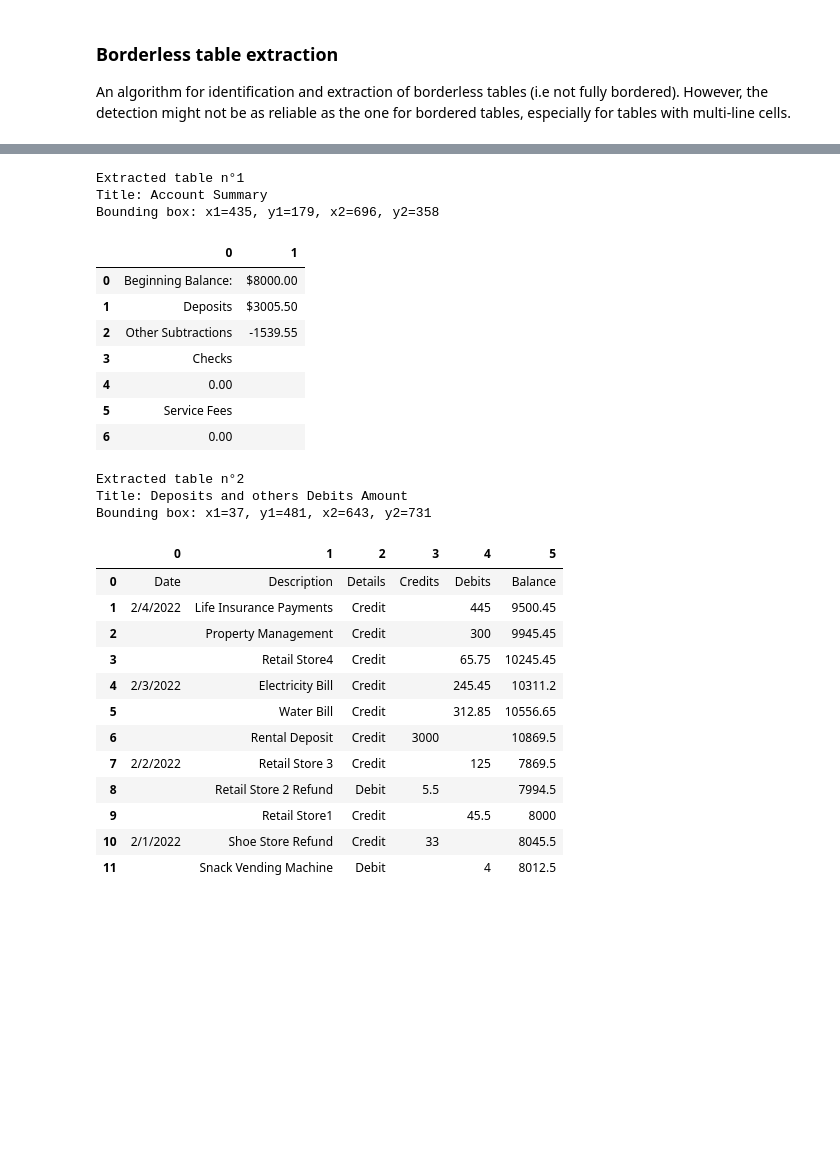
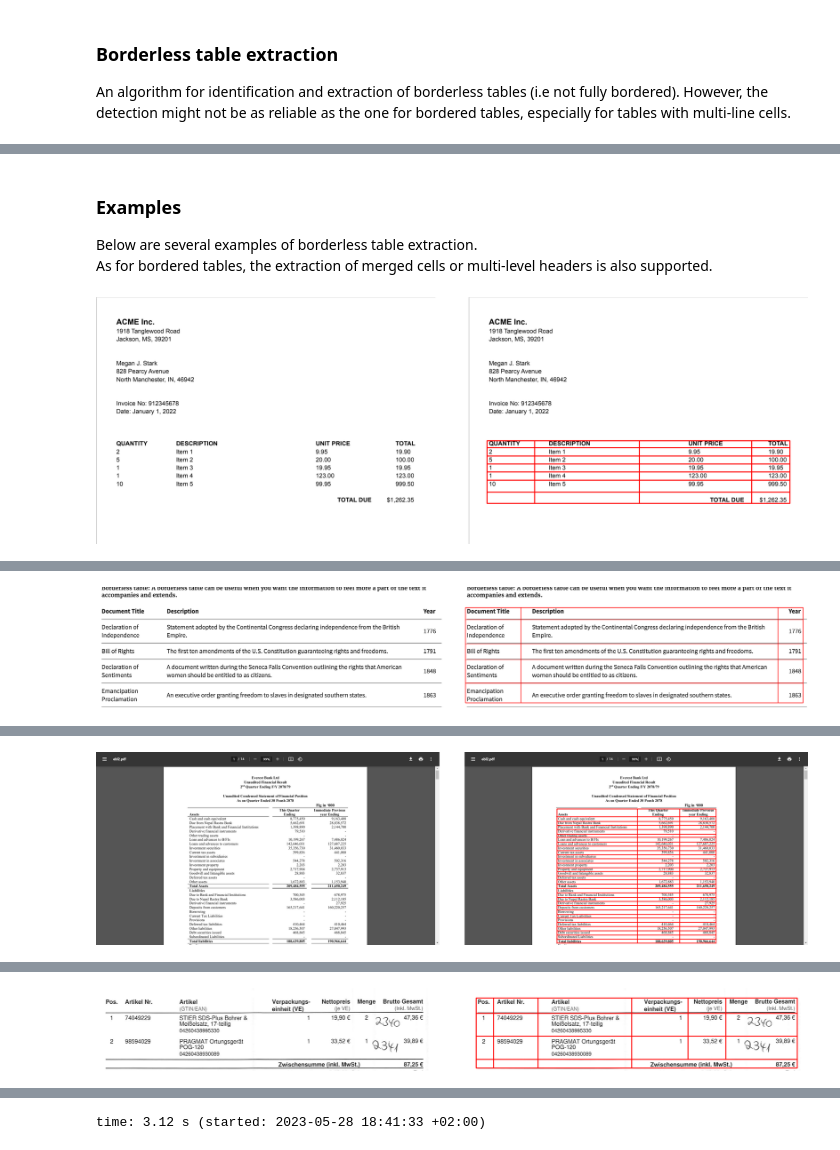
Before and after one commit to xavctn/img2table, a Jupyter notebook: examples/borderless.ipynb, the cells around one changed output, grey strips where cells are left out. Saved outputs shown, nothing was run; the diff lists cells and outputs as text; code cells hidden in the pictures; blank space fills up the shorter version.

Commit message:
Update examples

```diff
--- a/examples/borderless.ipynb
+++ b/examples/borderless.ipynb
@@ -55,10 +50,14 @@ Using an example of a document provided in an <a href="https://aws.amazon.com/fr
+# %% [markdown]
+### Examples
+
+Below are several examples of borderless table extraction.<br>
+As for bordered tables, the extraction of merged cells or multi-level headers is also supported.
 # %%
-img = Image("data/borderless_aws.jpg")
-ocr = PaddleOCR()
+for img_path in os.listdir("data/borderless"):
+    img = Image(f"data/borderless/{img_path}")
+    display_img = display_borderless_tables(img=img, ocr=tesseract)
 
-extracted_tables = img.extract_tables(ocr=ocr,
-                                      borderless_tables=True)
-
-for idx, table in enumerate(extracted_tables):
-    display_html(table.html_repr(title=f"Extracted table n°{idx + 1}"), raw=True)
+    display(PILImage.fromarray(display_img))
+    display_html("<hr>", raw=True)
 # %% [output]
+[figure, added]
@@ -64,0 +65 @@ for idx, table in enumerate(extracted_tables):
+[figure, added]
@@ -64,0 +67 @@ for idx, table in enumerate(extracted_tables):
+[figure, added]
@@ -64,0 +69 @@ for idx, table in enumerate(extracted_tables):
+[figure, added]
@@ -65,27 +71 @@ for idx, table in enumerate(extracted_tables):
-Extracted table n°1
-Title: Account Summary
-Bounding box: x1=435, y1=179, x2=696, y2=358
+time: 3.12 s (started: 2023-05-28 18:41:33 +02:00)
-|  | 0 | 1 |
-| 0 | Beginning Balance: | $8000.00 |
-| 1 | Deposits | $3005.50 |
-| 2 | Other Subtractions | -1539.55 |
-| 3 | Checks |  |
-| 4 | 0.00 |  |
-| 5 | Service Fees |  |
-| 6 | 0.00 |  |
-Extracted table n°2
-Title: Deposits and others Debits Amount
-Bounding box: x1=37, y1=481, x2=643, y2=731
-|  | 0 | 1 | 2 | 3 | 4 | 5 |
-| 0 | Date | Description | Details | Credits | Debits | Balance |
-| 1 | 2/4/2022 | Life Insurance Payments | Credit |  | 445 | 9500.45 |
-| 2 |  | Property Management | Credit |  | 300 | 9945.45 |
-| 3 |  | Retail Store4 | Credit |  | 65.75 | 10245.45 |
-| 4 | 2/3/2022 | Electricity Bill | Credit |  | 245.45 | 10311.2 |
-| 5 |  | Water Bill | Credit |  | 312.85 | 10556.65 |
-| 6 |  | Rental Deposit | Credit | 3000 |  | 10869.5 |
-| 7 | 2/2/2022 | Retail Store 3 | Credit |  | 125 | 7869.5 |
-| 8 |  | Retail Store 2 Refund | Debit | 5.5 |  | 7994.5 |
-| 9 |  | Retail Store1 | Credit |  | 45.5 | 8000 |
-| 10 | 2/1/2022 | Shoe Store Refund | Credit | 33 |  | 8045.5 |
-| 11 |  | Snack Vending Machine | Debit |  | 4 | 8012.5 |
```
Also changed, not shown: parts of 5 cells of this notebook, 7 other files.
